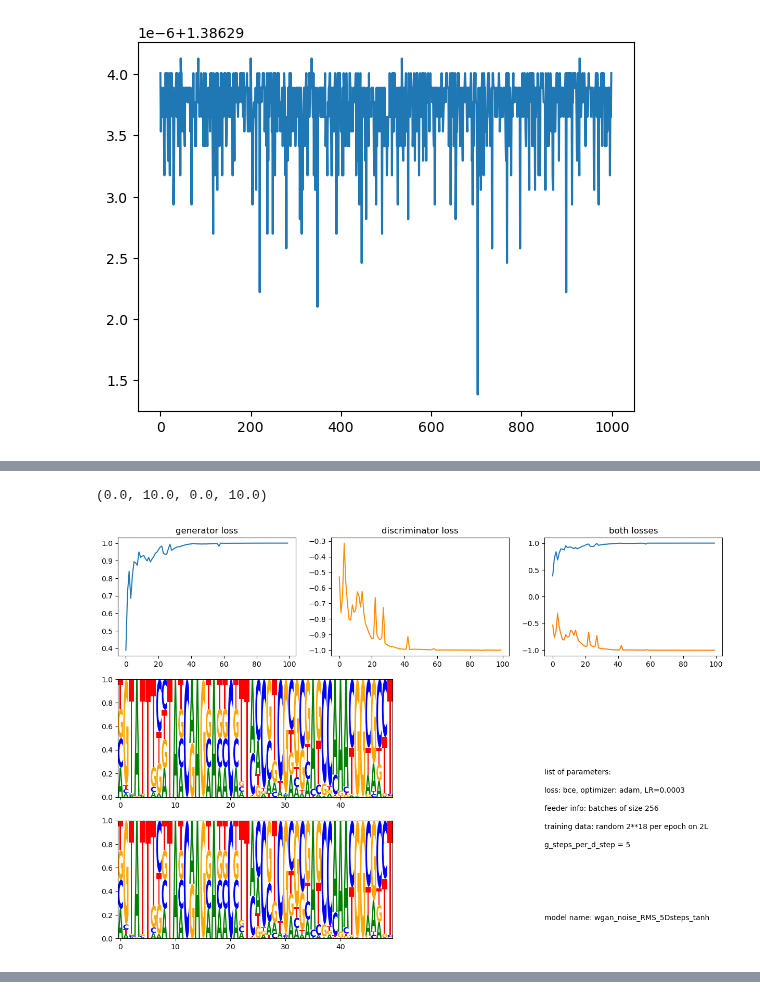
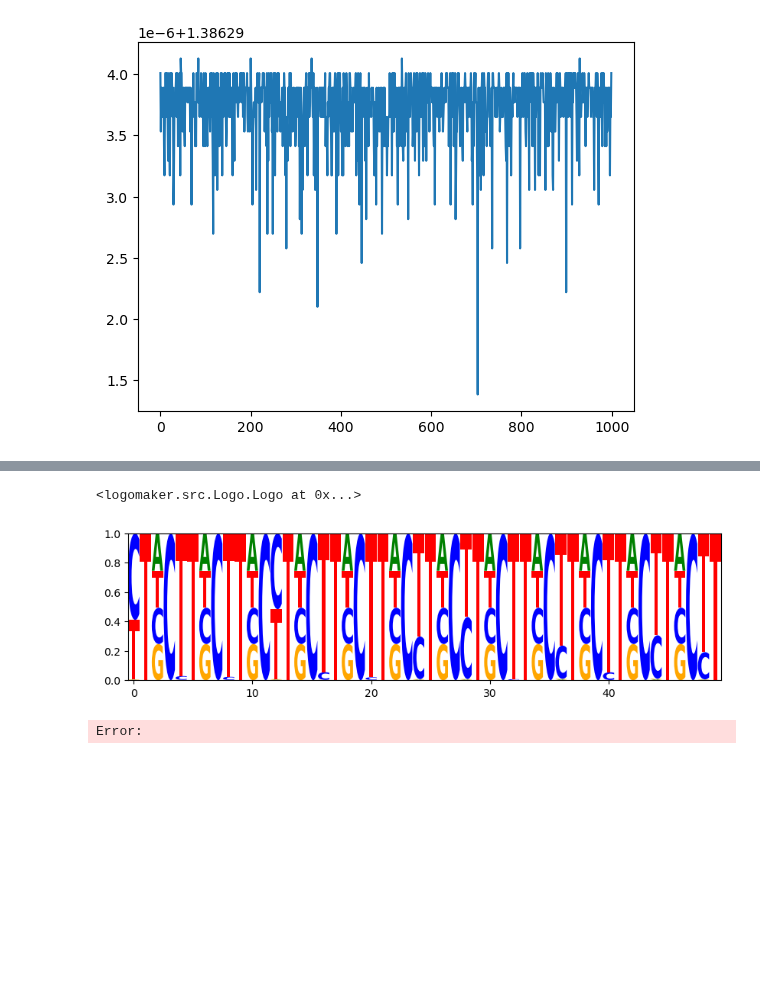
Before and after one commit to floriantilliet/mnhn_internship, a Jupyter notebook: gan_testing.ipynb, the cells around one changed output, grey strips where cells are left out. Drawn from its saved outputs; the diff is of its cells as text; code cells hidden in the pictures; blank space fills up the shorter version.

```diff
--- a/gan_testing.ipynb
+++ b/gan_testing.ipynb
@@ -517,37 +493,4 @@ plt.axis("off")
-# %%
-#global plot:
-start = 4975
-stop= start+50
-
-figs,axes = plt.subplots(3,2,figsize=(15,10))
-lm.Logo(pd.DataFrame(np.array(seq_generated1).reshape(10_000,4)[start:stop], columns=["A", "C", "G", "T"]),ax=axes[1,0])
-lm.Logo(pd.DataFrame(np.array(seq_generated2).reshape(10_000,4)[start:stop], columns=["A", "C", "G", "T"]),ax=axes[2,0])
-
-plt.subplot(3,3,1)
-plt.plot(df['g_loss'])
-plt.title("generator loss")
-plt.subplot(3,3,2)
-plt.plot(df['d_loss'],color='darkorange')
-plt.title("discriminator loss")
-plt.subplot(3,3,3)
-plt.plot(df['g_loss'])
-plt.plot(df['d_loss'])
-plt.title("both losses")
-
-
-plt.subplot(2,3,6)
-plt.axis([0, 10, 0, 10])
-plt.text(0,9,"list of parameters:")
-plt.text(0,8,"loss: bce, optimizer: adam, LR=0.0003 ")
-plt.text(0,7,"feeder info: batches of size 256")
-plt.text(0,6,"training data: random 2**18 per epoch on 2L")
-plt.text(0,5,"g_steps_per_d_step = 5")
-plt.text(0,4," ")
-plt.text(0,3," ")
-plt.text(0,2," ")
-plt.text(0,1,"model name: " + model_name)
-plt.text(0,0," ")
-plt.axis("off")
-# %% [output]
-(0.0, 10.0, 0.0, 10.0)
-[figure, removed]
+# %%
+seq_generated = modelgen.predict(tf.random.normal((1, 8000)))
+lm.Logo(pd.DataFrame(np.array(seq_generated).reshape(10_000,4)[start:stop], columns=["A", "C", "G", "T"]))
+# %% [output]
@@ -553,0 +498,3 @@ plt.axis("off")
+<logomaker.src.Logo.Logo at 0x...>
+[figure, added]
+Error:
```
Also changed, not shown: parts of 31 cells of this notebook, 1 other file.
